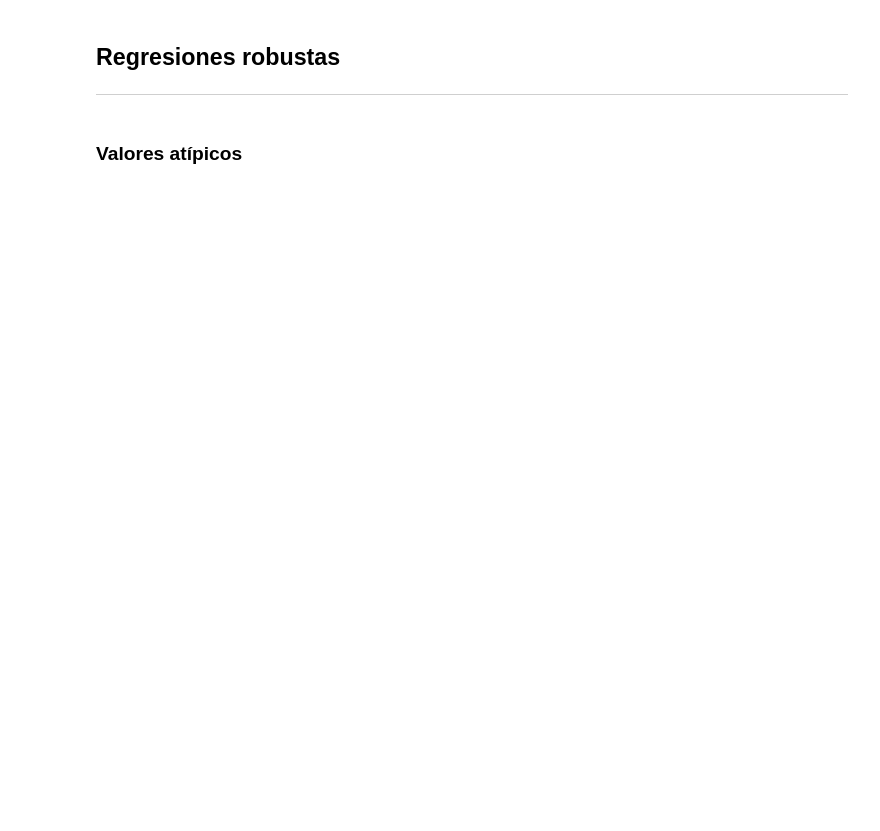
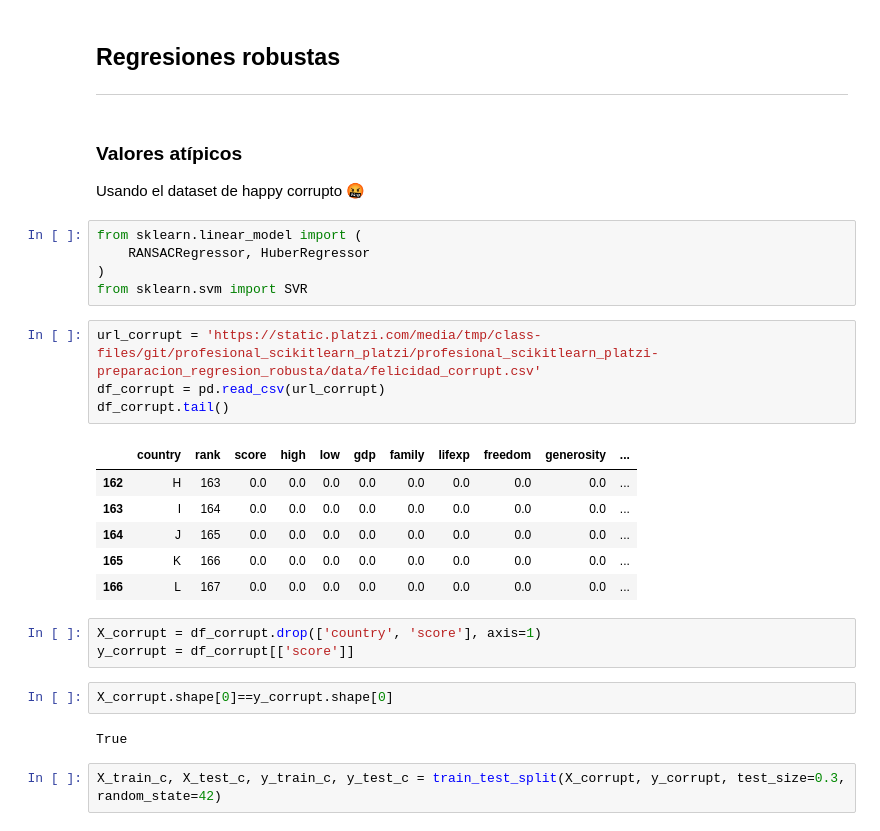
Before and after one commit to luceldasilva/machine-learning-con-scikit-learn, a Jupyter notebook: Machine_Learning_con_Scikit_Learn.ipynb, the cells around one changed output. Drawn from its saved outputs; the diff is of its cells as text; blank space fills up the shorter version.

```diff
--- a/Machine_Learning_con_Scikit_Learn.ipynb
+++ b/Machine_Learning_con_Scikit_Learn.ipynb
@@ -196,3 +196,29 @@ Coef ElasticNet
 ---
 # %% [markdown]
 ### Valores atípicos
+Usando el dataset de happy corrupto 🤬
+# %%
+from sklearn.linear_model import (
+    RANSACRegressor, HuberRegressor
+)
+from sklearn.svm import SVR
+# %%
+url_corrupt = 'https://static.platzi.com/media/tmp/class-files/git/profesional_scikitlearn_platzi/profesional_scikitlearn_platzi-preparacion_regresion_robusta/data/felicidad_corrupt.csv'
+df_corrupt = pd.read_csv(url_corrupt)
+df_corrupt.tail()
+# %% [output]
+|  | country | rank | score | high | low | gdp | family | lifexp | freedom | generosity | ... |
+| 162 | H | 163 | 0.0 | 0.0 | 0.0 | 0.0 | 0.0 | 0.0 | 0.0 | 0.0 | ... |
+| 163 | I | 164 | 0.0 | 0.0 | 0.0 | 0.0 | 0.0 | 0.0 | 0.0 | 0.0 | ... |
+| 164 | J | 165 | 0.0 | 0.0 | 0.0 | 0.0 | 0.0 | 0.0 | 0.0 | 0.0 | ... |
+| 165 | K | 166 | 0.0 | 0.0 | 0.0 | 0.0 | 0.0 | 0.0 | 0.0 | 0.0 | ... |
+| 166 | L | 167 | 0.0 | 0.0 | 0.0 | 0.0 | 0.0 | 0.0 | 0.0 | 0.0 | ... |
+# %%
+X_corrupt = df_corrupt.drop(['country', 'score'], axis=1)
+y_corrupt = df_corrupt[['score']]
+# %%
+X_corrupt.shape[0]==y_corrupt.shape[0]
+# %% [output]
+True
+# %%
+X_train_c, X_test_c, y_train_c, y_test_c = train_test_split(X_corrupt, y_corrupt, test_size=0.3, random_state=42)
```
Also changed, not shown: parts of 12 cells of this notebook.
